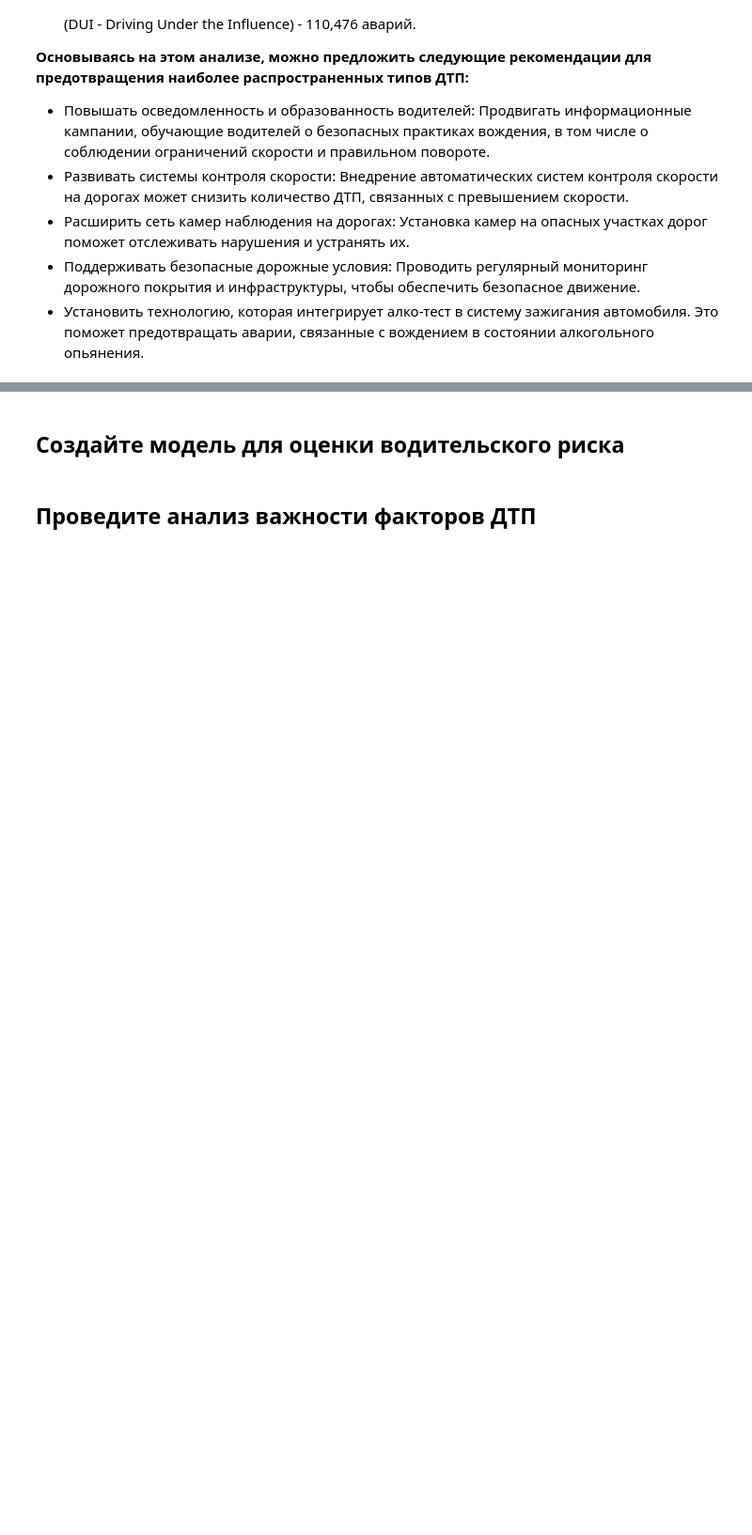
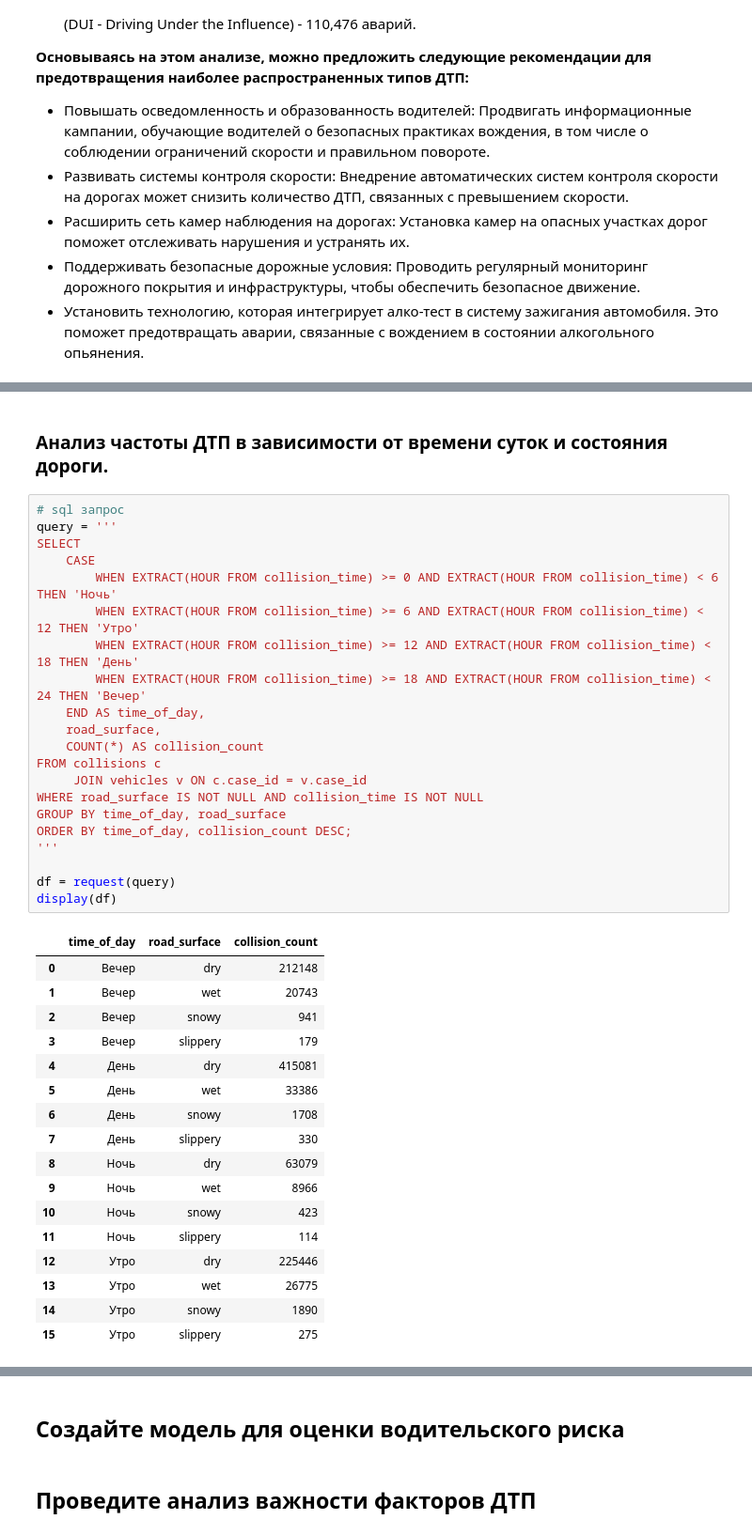
Before and after one commit to Denis-Mukhanov/road-accident-risk, a Jupyter notebook: road_accident_risk.ipynb, the cells around one changed output, grey strips where cells are left out. Shown: that part at 94% size. Saved outputs shown, nothing was run; the diff lists cells and outputs as text; blank space fills up the shorter version.

```diff
--- a/road_accident_risk.ipynb
+++ b/road_accident_risk.ipynb
@@ -360,0 +477,41 @@ __Основываясь на этом анализе, можно предлож
+# %% [markdown]
+### Анализ частоты ДТП в зависимости от времени суток и состояния дороги.
+# %%
+# sql запрос
+query = '''
+SELECT
+    CASE
+        WHEN EXTRACT(HOUR FROM collision_time) >= 0 AND EXTRACT(HOUR FROM collision_time) < 6 THEN 'Ночь'
+        WHEN EXTRACT(HOUR FROM collision_time) >= 6 AND EXTRACT(HOUR FROM collision_time) < 12 THEN 'Утро'
+        WHEN EXTRACT(HOUR FROM collision_time) >= 12 AND EXTRACT(HOUR FROM collision_time) < 18 THEN 'День'
+        WHEN EXTRACT(HOUR FROM collision_time) >= 18 AND EXTRACT(HOUR FROM collision_time) < 24 THEN 'Вечер'
+    END AS time_of_day,
+    road_surface,
+    COUNT(*) AS collision_count
+FROM collisions c
+     JOIN vehicles v ON c.case_id = v.case_id
+WHERE road_surface IS NOT NULL AND collision_time IS NOT NULL
+GROUP BY time_of_day, road_surface
+ORDER BY time_of_day, collision_count DESC;
+'''
+
+df = request(query)
+display(df)
+# %% [output]
+|  | time_of_day | road_surface | collision_count |
+| 0 | Вечер | dry | 212148 |
+| 1 | Вечер | wet | 20743 |
+| 2 | Вечер | snowy | 941 |
+| 3 | Вечер | slippery | 179 |
+| 4 | День | dry | 415081 |
+| 5 | День | wet | 33386 |
+| 6 | День | snowy | 1708 |
+| 7 | День | slippery | 330 |
+| 8 | Ночь | dry | 63079 |
+| 9 | Ночь | wet | 8966 |
+| 10 | Ночь | snowy | 423 |
+| 11 | Ночь | slippery | 114 |
+| 12 | Утро | dry | 225446 |
+| 13 | Утро | wet | 26775 |
+| 14 | Утро | snowy | 1890 |
+| 15 | Утро | slippery | 275 |
```
Also changed, not shown: parts of 12 cells of this notebook.
